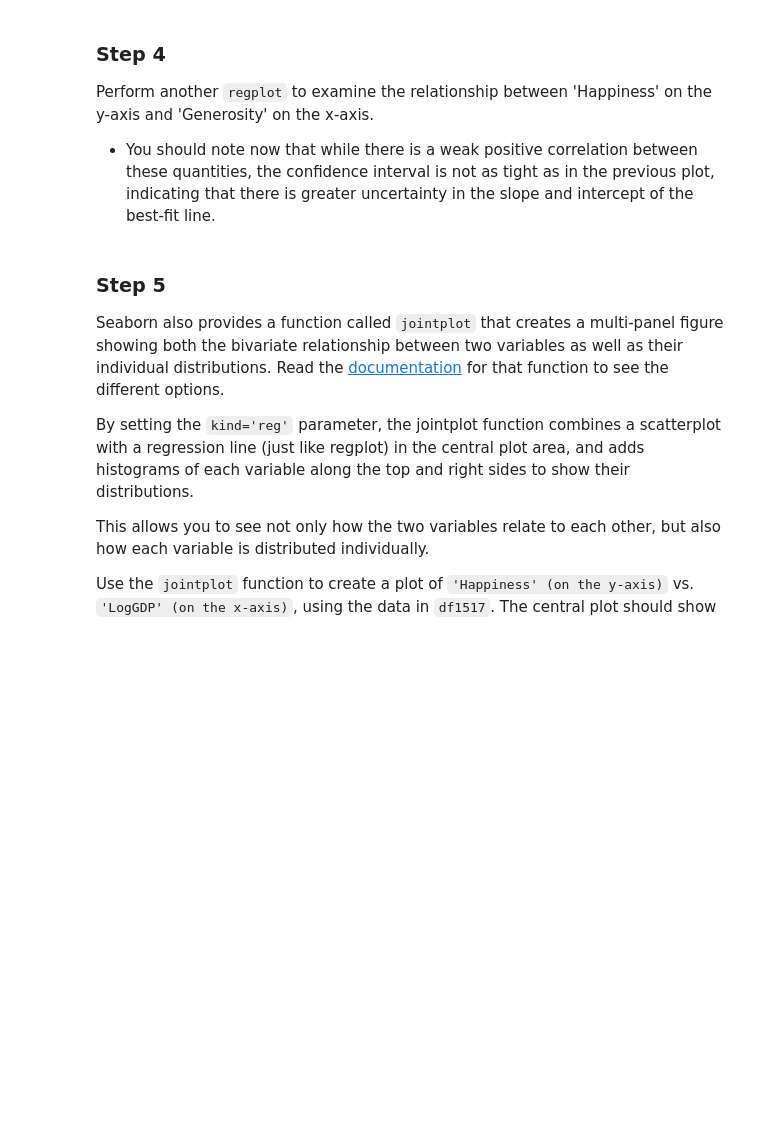
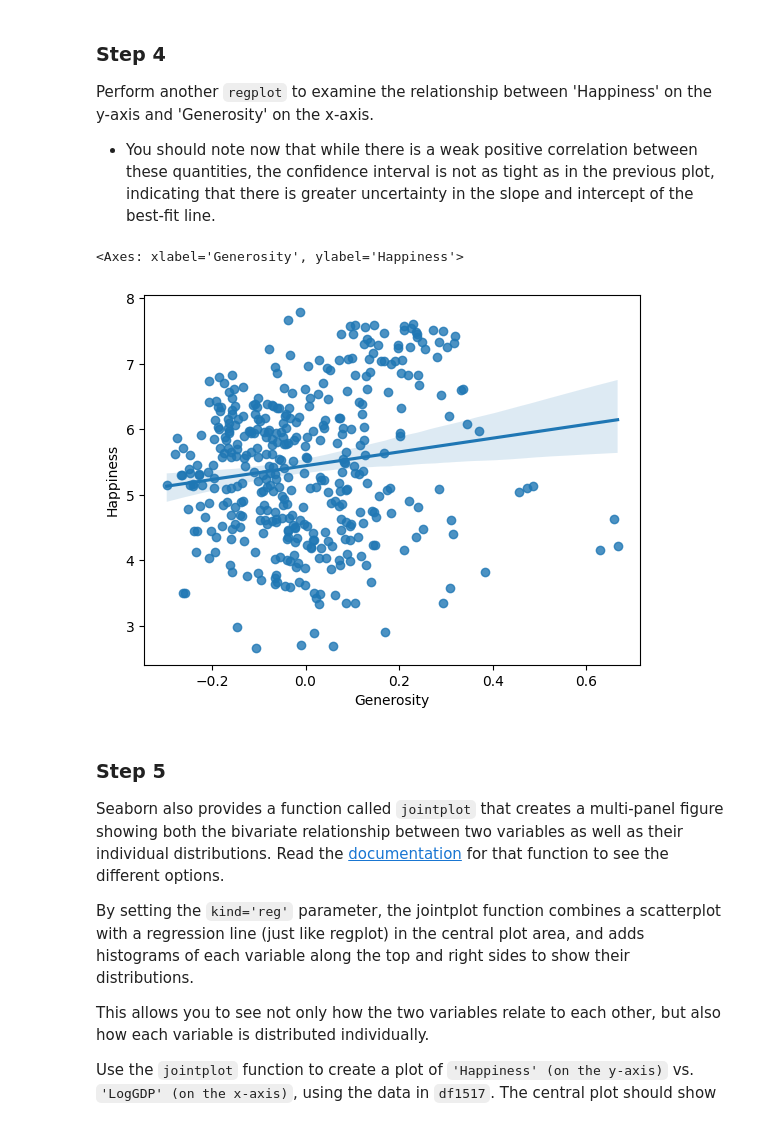
Before and after one commit to brownieboi3128/CIS_340, a Jupyter notebook: 5/5.2/Ex5.2_ComputeCorrelationsAmongVariables.ipynb, the cells around one changed output. Drawn from its saved outputs; the diff is of its cells as text; code cells hidden in the pictures; blank space fills up the shorter version.

```diff
--- a/5/5.2/Ex5.2_ComputeCorrelationsAmongVariables.ipynb
+++ b/5/5.2/Ex5.2_ComputeCorrelationsAmongVariables.ipynb
@@ -94,3 +118,9 @@ Perform another `regplot` to examine the relationship between 'Happiness' on the
+# %%
+# Step 4
+sns.regplot(x='Generosity', y='Happiness', data=df1517)
+# %% [output]
+<Axes: xlabel='Generosity', ylabel='Happiness'>
+[figure, added]
 # %% [markdown]
 ### Step 5
 
```
Also changed, not shown: parts of 13 cells of this notebook.
